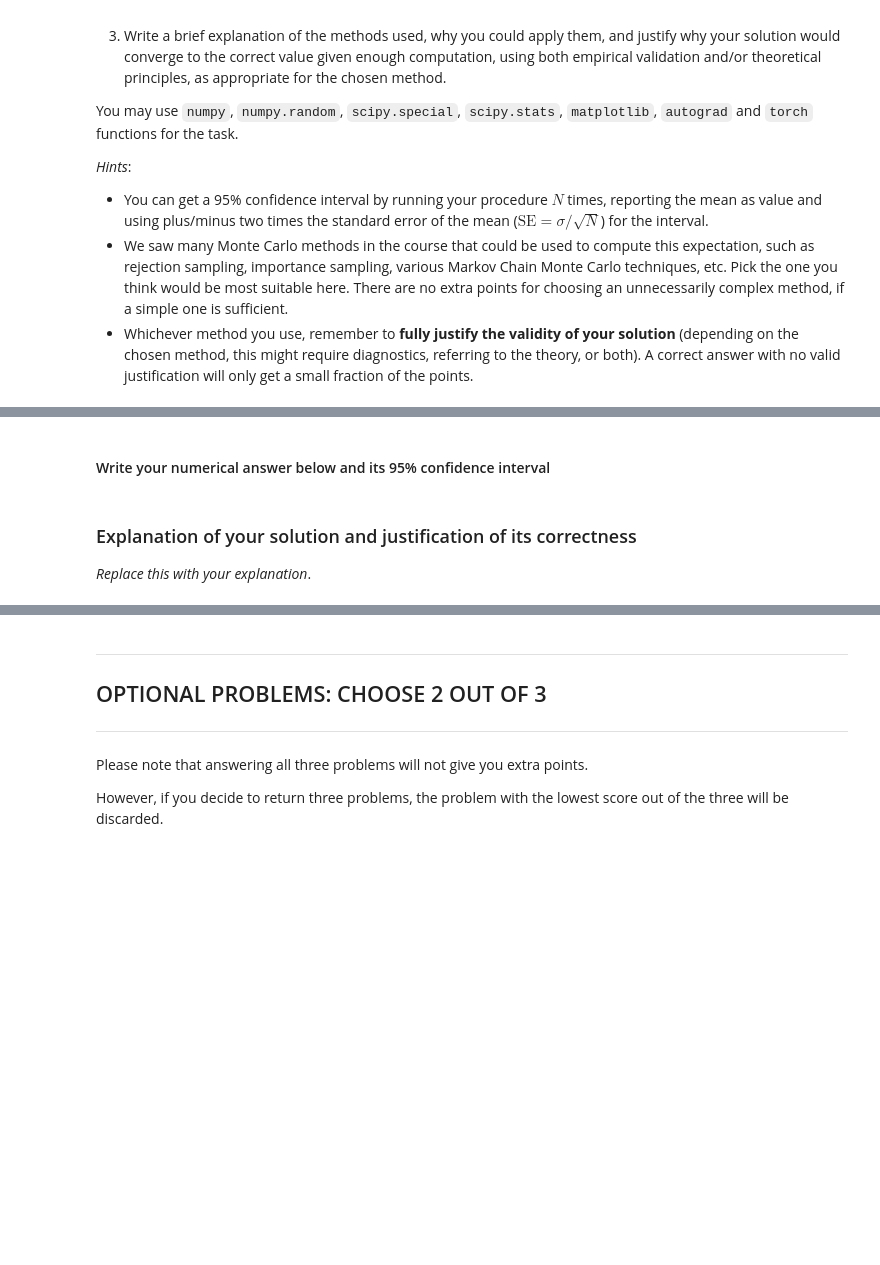
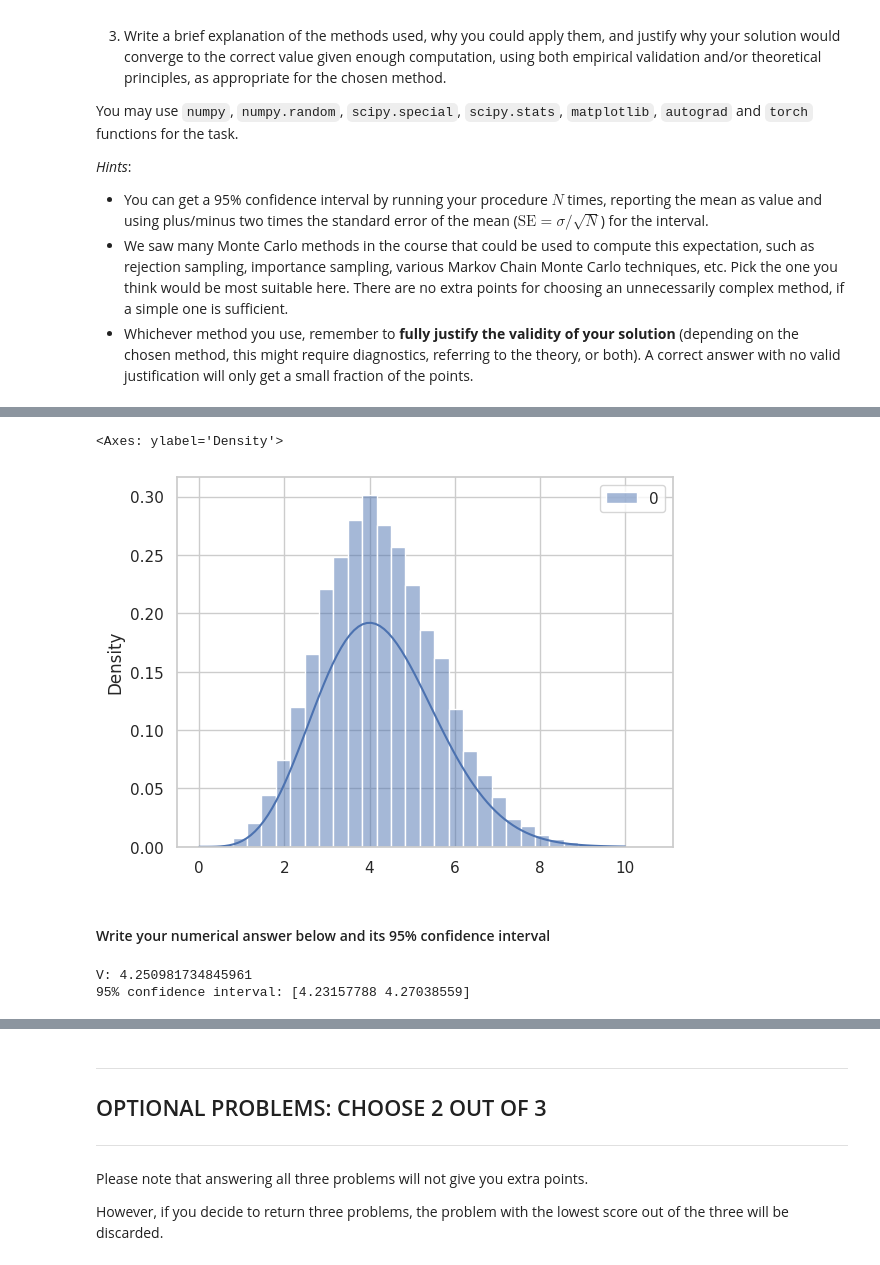
Before and after one commit to yherin/hy-computational-statistics-2023, a Jupyter notebook: CompStats_home_exam_2023-10.ipynb, the cells around one changed output, grey strips where cells are left out. Cells and saved outputs as stored; diff of their text form; code cells hidden in the pictures; blank space fills up the shorter version.

```diff
--- a/CompStats_home_exam_2023-10.ipynb
+++ b/CompStats_home_exam_2023-10.ipynb
@@ -278,2 +413,13 @@ You may use `numpy`, `numpy.random`, `scipy.special`, `scipy.stats`, `matplotlib
+# %%
+# plot the samples vs the target
+
+x2 = np.linspace(0, 10, 100)
+
+fig, ax = plt.subplots()
+sns.lineplot(x=x2, y=f_pdf(x2)/M, ax=ax)
+sns.histplot(samples, ax=ax, stat="density", bins=30)
+# %% [output]
+<Axes: ylabel='Density'>
+[figure, added]
 # %% [markdown]
 #### Write your numerical answer below and its 95% confidence interval
@@ -280,10 +435,9 @@ You may use `numpy`, `numpy.random`, `scipy.special`, `scipy.stats`, `matplotlib
 # %%
-v_value = np.nan # do not hard-code the number: assign the variable used in your previous computations
+v_value = mu # do not hard-code the number: assign the variable used in your previous computations
 print('V: {}'.format(v_value))
 
-v_ci = np.nan * np.ones(2) # do not hard-code the number: assign the variable used in your previous computations
+v_ci = np.array([low_ci, high_ci]) # do not hard-code the number: assign the variable used in your previous computations
 print('95% confidence interval: {}'.format(v_ci))
+# %% [output]
+V: 4.250981734845961
+95% confidence interval: [4.23157788 4.27038559]
-# %% [markdown]
-### Explanation of your solution and justification of its correctness
-
-*Replace this with your explanation*.
```
Also changed, not shown: parts of 46 cells of this notebook, 5 other files.
